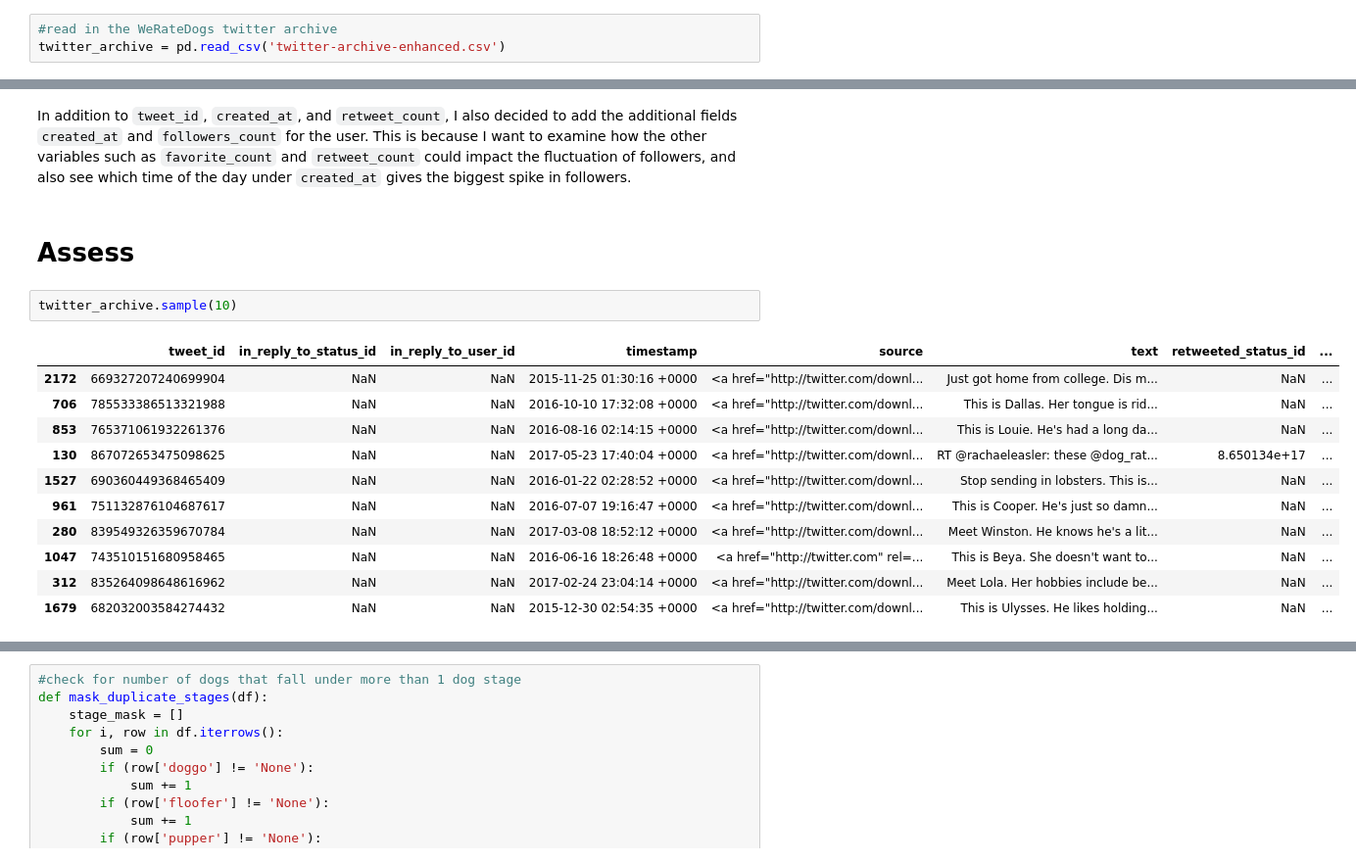
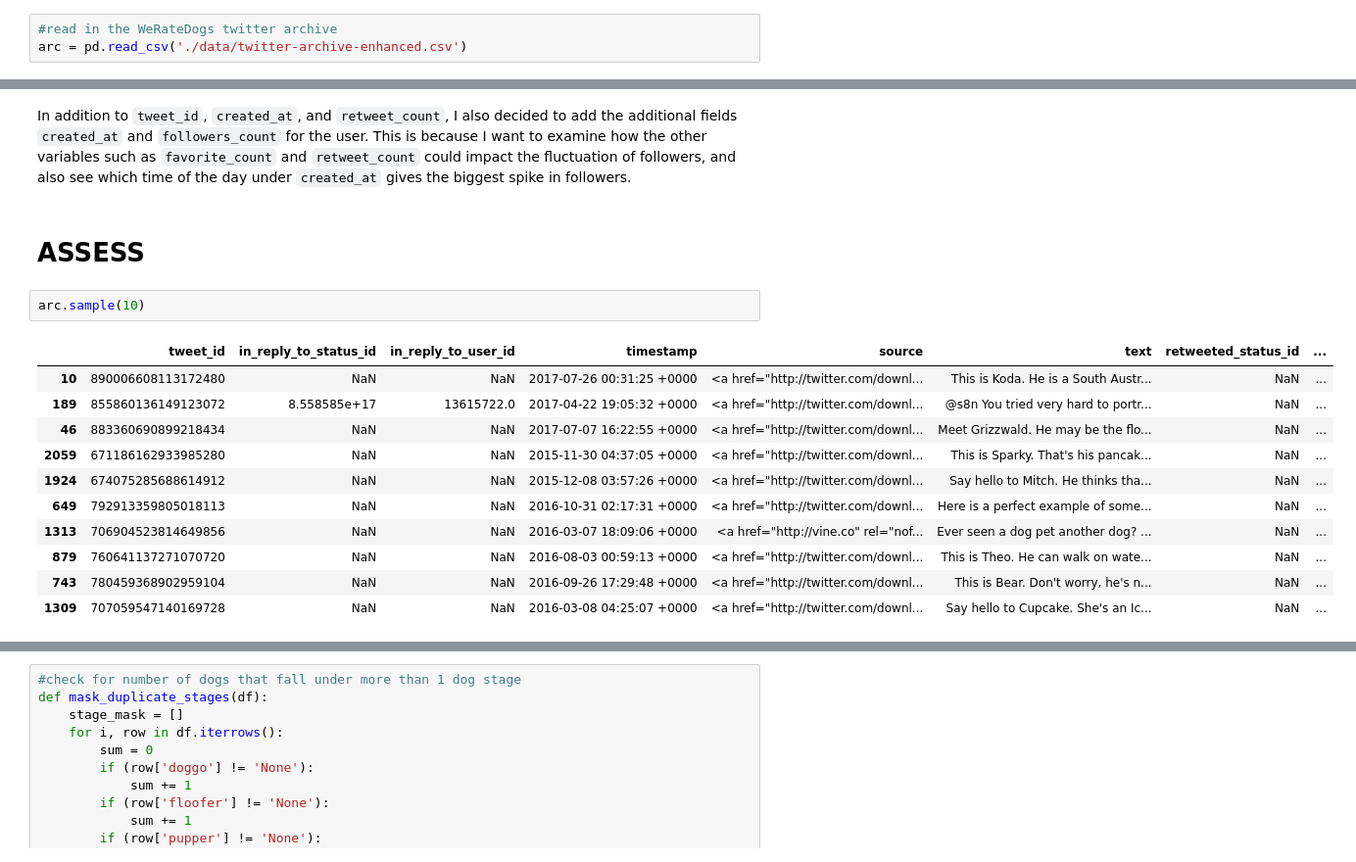
Before and after one commit to aeglon97/Wrangle-Analyze-Twitter-WeRateDogs, a Jupyter notebook: wrangle_act.ipynb, the cells around one changed output, grey strips where cells are left out. Shown: that part at 98% size. Saved outputs shown, nothing was run; the diff lists cells and outputs as text.

```diff
--- a/wrangle_act.ipynb
+++ b/wrangle_act.ipynb
@@ -26,6 +28,6 @@ dill.load_session('notebook_session.db')
 # %%
 #read in the WeRateDogs twitter archive
-twitter_archive = pd.read_csv('twitter-archive-enhanced.csv')
+arc = pd.read_csv('./data/twitter-archive-enhanced.csv')
 # %%
 #install breed predictions of a neural network for dogs
 url = 'https://d17h27t6h515a5.cloudfront.net/topher/2017/August/599fd2ad_image-predictions/image-predictions.tsv'
@@ -214,19 +213,19 @@ tweet_fields = pd.DataFrame(tweets_json, columns = ['tweet_id', 'created_at', 'f
 # %% [markdown]
 In addition to `tweet_id`, `created_at`, and `retweet_count`, I also decided to add the additional fields `created_at` and `followers_count` for the user. This is because I want to examine how the other variables such as `favorite_count` and `retweet_count` could impact the fluctuation of followers, and also see which time of the day under `created_at` gives the biggest spike in followers.
 # %% [markdown]
-# Assess
+# ASSESS
 # %%
-twitter_archive.sample(10)
+arc.sample(10)
 # %% [output]
 |  | tweet_id | in_reply_to_status_id | in_reply_to_user_id | timestamp | source | text | retweeted_status_id | ... |
-| 2172 | 669327207240699904 | NaN | NaN | 2015-11-25 01:30:16 +0000 | <a href="http://twitter.com/downl... | Just got home from college. Dis m... | NaN | ... |
-| 706 | 785533386513321988 | NaN | NaN | 2016-10-10 17:32:08 +0000 | <a href="http://twitter.com/downl... | This is Dallas. Her tongue is rid... | NaN | ... |
-| 853 | 765371061932261376 | NaN | NaN | 2016-08-16 02:14:15 +0000 | <a href="http://twitter.com/downl... | This is Louie. He's had a long da... | NaN | ... |
-| 130 | 867072653475098625 | NaN | NaN | 2017-05-23 17:40:04 +0000 | <a href="http://twitter.com/downl... | RT @rachaeleasler: these @dog_rat... | 8.650134e+17 | ... |
-| 1527 | 690360449368465409 | NaN | NaN | 2016-01-22 02:28:52 +0000 | <a href="http://twitter.com/downl... | Stop sending in lobsters. This is... | NaN | ... |
-| 961 | 751132876104687617 | NaN | NaN | 2016-07-07 19:16:47 +0000 | <a href="http://twitter.com/downl... | This is Cooper. He's just so damn... | NaN | ... |
-| 280 | 839549326359670784 | NaN | NaN | 2017-03-08 18:52:12 +0000 | <a href="http://twitter.com/downl... | Meet Winston. He knows he's a lit... | NaN | ... |
-| 1047 | 743510151680958465 | NaN | NaN | 2016-06-16 18:26:48 +0000 | <a href="http://twitter.com" rel=... | This is Beya. She doesn't want to... | NaN | ... |
-| 312 | 835264098648616962 | NaN | NaN | 2017-02-24 23:04:14 +0000 | <a href="http://twitter.com/downl... | Meet Lola. Her hobbies include be... | NaN | ... |
-| 1679 | 682032003584274432 | NaN | NaN | 2015-12-30 02:54:35 +0000 | <a href="http://twitter.com/downl... | This is Ulysses. He likes holding... | NaN | ... |
+| 10 | 890006608113172480 | NaN | NaN | 2017-07-26 00:31:25 +0000 | <a href="http://twitter.com/downl... | This is Koda. He is a South Austr... | NaN | ... |
+| 189 | 855860136149123072 | 8.558585e+17 | 13615722.0 | 2017-04-22 19:05:32 +0000 | <a href="http://twitter.com/downl... | @s8n You tried very hard to portr... | NaN | ... |
+| 46 | 883360690899218434 | NaN | NaN | 2017-07-07 16:22:55 +0000 | <a href="http://twitter.com/downl... | Meet Grizzwald. He may be the flo... | NaN | ... |
+| 2059 | 671186162933985280 | NaN | NaN | 2015-11-30 04:37:05 +0000 | <a href="http://twitter.com/downl... | This is Sparky. That's his pancak... | NaN | ... |
+| 1924 | 674075285688614912 | NaN | NaN | 2015-12-08 03:57:26 +0000 | <a href="http://twitter.com/downl... | Say hello to Mitch. He thinks tha... | NaN | ... |
+| 649 | 792913359805018113 | NaN | NaN | 2016-10-31 02:17:31 +0000 | <a href="http://twitter.com/downl... | Here is a perfect example of some... | NaN | ... |
+| 1313 | 706904523814649856 | NaN | NaN | 2016-03-07 18:09:06 +0000 | <a href="http://vine.co" rel="nof... | Ever seen a dog pet another dog? ... | NaN | ... |
+| 879 | 760641137271070720 | NaN | NaN | 2016-08-03 00:59:13 +0000 | <a href="http://twitter.com/downl... | This is Theo. He can walk on wate... | NaN | ... |
+| 743 | 780459368902959104 | NaN | NaN | 2016-09-26 17:29:48 +0000 | <a href="http://twitter.com/downl... | This is Bear. Don't worry, he's n... | NaN | ... |
+| 1309 | 707059547140169728 | NaN | NaN | 2016-03-08 04:25:07 +0000 | <a href="http://twitter.com/downl... | Say hello to Cupcake. She's an Ic... | NaN | ... |
 # %%
```
Also changed, not shown: parts of 140 cells of this notebook, 7 other files.
